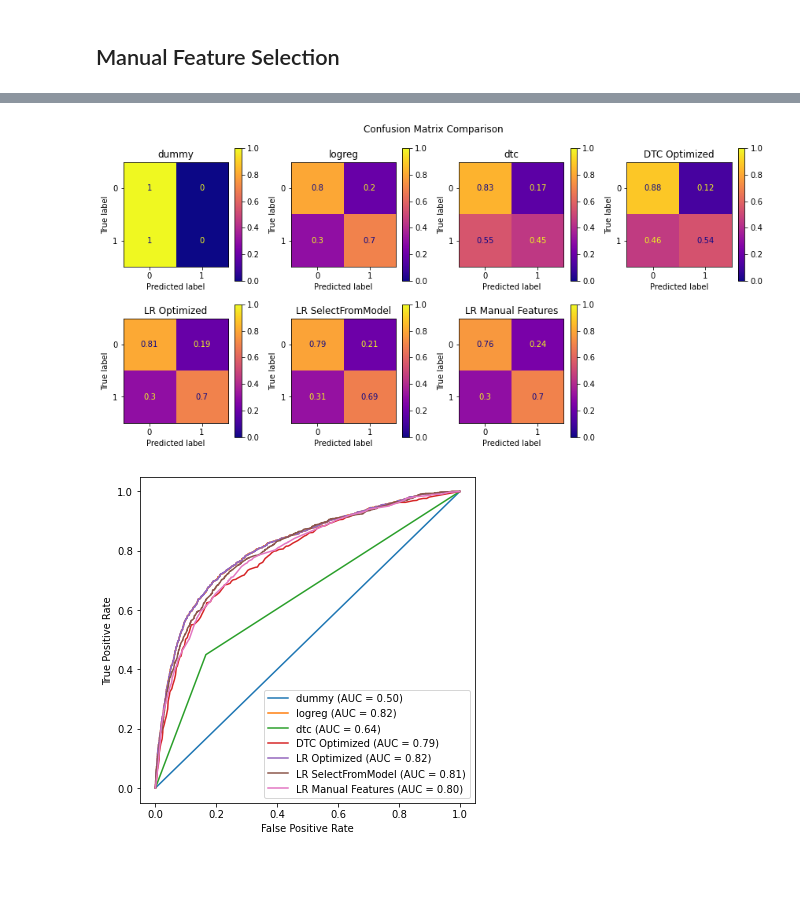
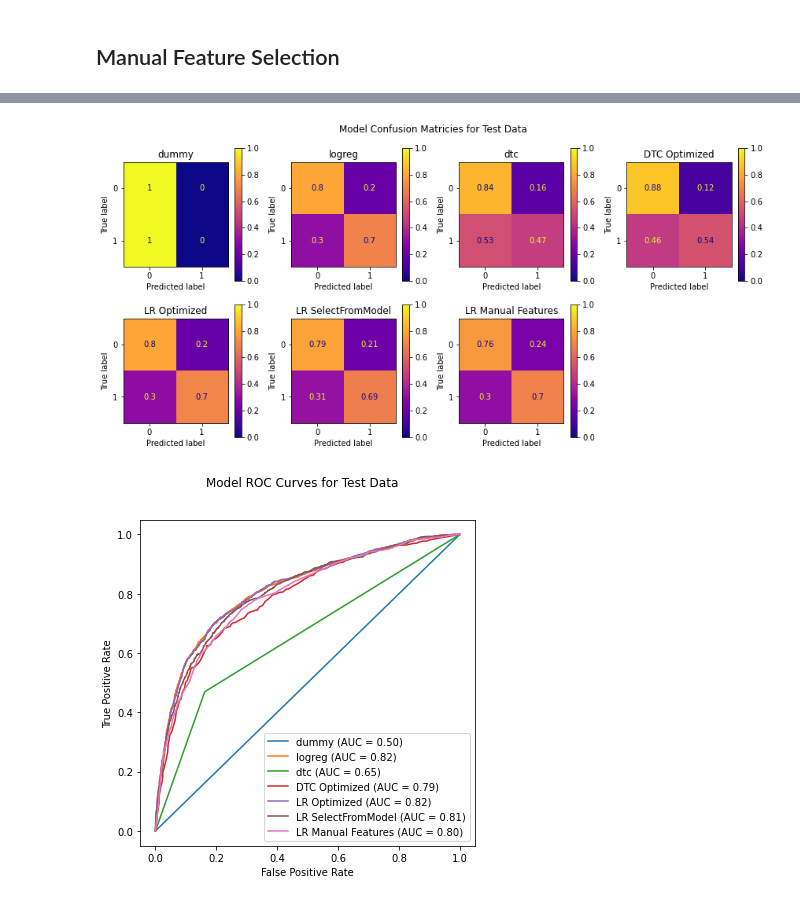
Before and after one commit to willmbennett/h1n1_competition, a Jupyter notebook: index.ipynb, the cells around one changed output, grey strips where cells are left out. Drawn from its saved outputs; the diff is of its cells as text; code cells hidden in the pictures; blank space fills up the shorter version.

```diff
--- a/index.ipynb
+++ b/index.ipynb
@@ -648,5 +790,3 @@ lr_pipe2 = ImPipeline(steps=[
         ('sfm',SelectFromModel(lr_model2)),
         ('logreg',lr_model2)
     ])
-# %%
-lr_pipe2.fit(X_train, y_train)
@@ -698,12 +826,12 @@ GrabKeyCols = FunctionTransformer(grab_keycols)
 CT2 = ColumnTransformer(transformers=[
     ('subpipe_num', subpipe_numerics, selector(dtype_include=np.number)),
 ], remainder='passthrough')
+# %%
+lr_model3 = LogisticRegression(max_iter=1000)
 # %%
 lr_pipe_manual = ImPipeline(steps=[
-        ('num',GrabKeyCols),
-        ('ct', CT2),
+        ('keycols',GrabKeyCols),
+        ('ct2', CT2),
         ('sm',SMOTE(random_state=42)),
-        ('lr',lr_model)
+        ('lr',lr_model3)
     ])
-# %%
-lr_pipe_manual.fit(X_train,y_train)
@@ -728,10 +848,10 @@ lr_manualfeatures_results = SaveModel(
 model_dict.add_model(lr_manualfeatures_results)
 # %%
-model_dict.plot_models_confusion_matricies()
+model_dict.plot_models_confusion_matricies('test')
 # %% [output]
-[figure, old version]
+[figure, new version]
 # %%
-model_dict.plot_models_roc_curves()
+model_dict.plot_models_roc_curves('test')
 # %% [output]
-[figure, old version]
+[figure, new version]
 # %%
```
Also changed, not shown: parts of 76 cells of this notebook.
